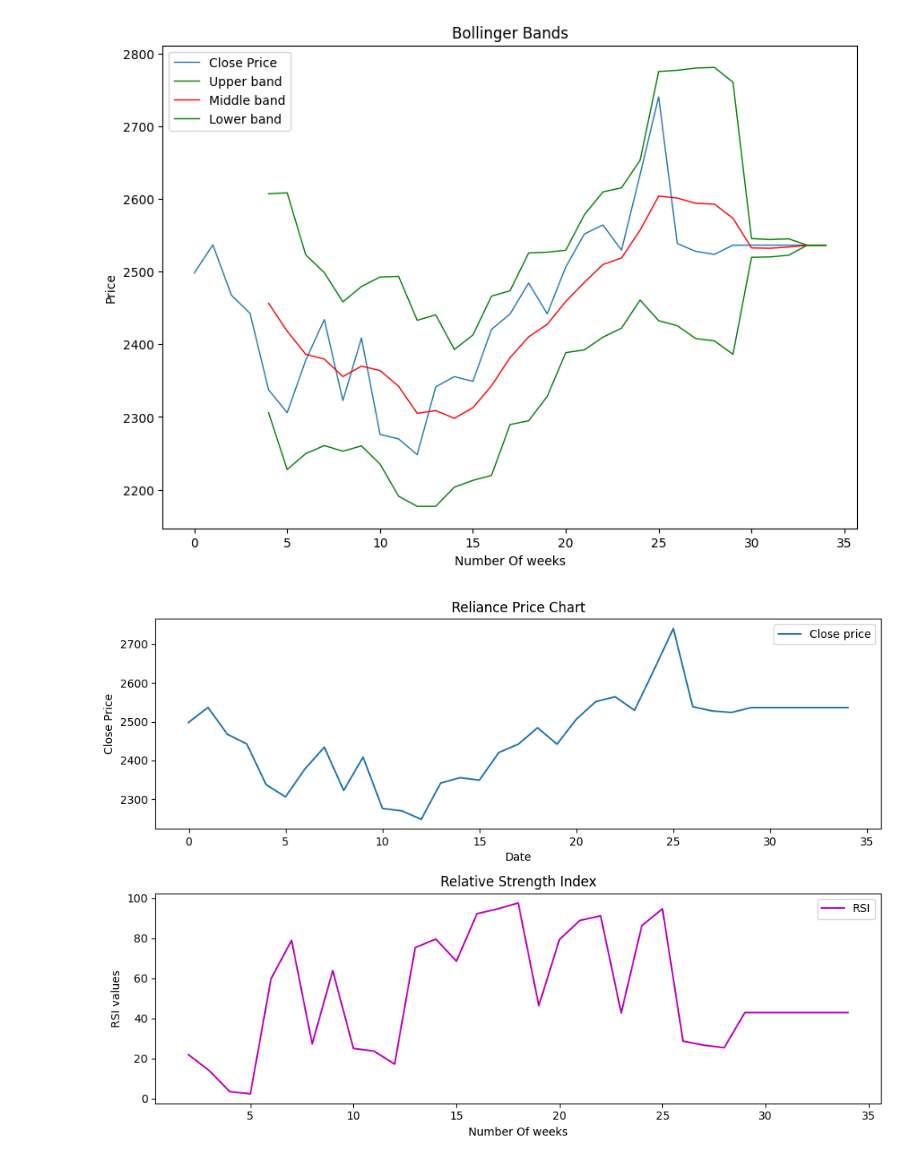
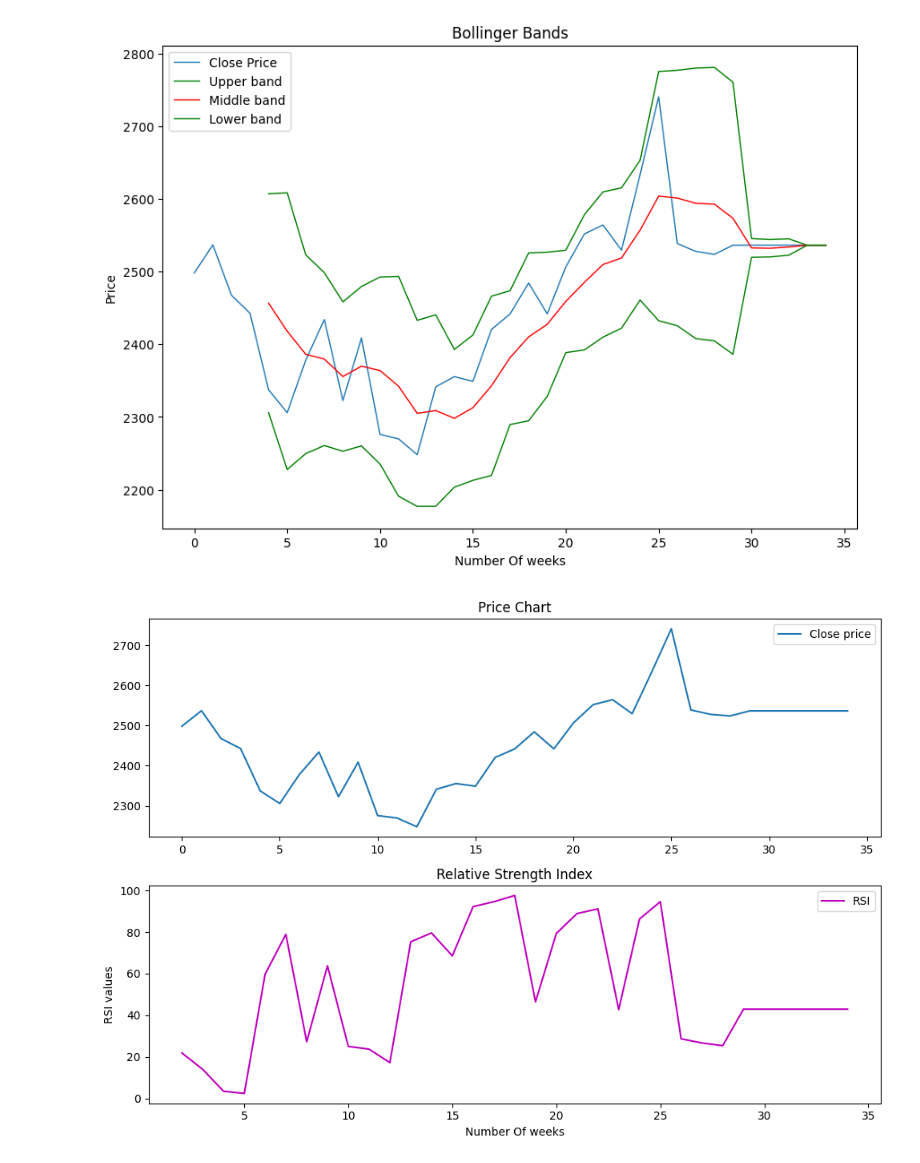
Before and after one commit to viraj-s15/stock-trend-analysis, a Jupyter notebook: notebooks/add_technical_indicators.ipynb, the cells around one changed output. Cells and saved outputs as stored; diff of their text form; code cells hidden in the pictures.

```diff
--- a/notebooks/add_technical_indicators.ipynb
+++ b/notebooks/add_technical_indicators.ipynb
@@ -81,6 +81,23 @@ def mfi(high, low, close, volume, n=2):
     mf_avg_gain = signed_mf.rolling(n).apply(gain, raw=True)
     mf_avg_loss = signed_mf.rolling(n).apply(loss, raw=True)
     return (100 - (100 / (1 + (mf_avg_gain / abs(mf_avg_loss))))).to_numpy()
+
+def force_index(df, ndays):
+    FI = pd.Series(df['Close Price'].diff(ndays) * df['Total Traded Quantity'], name = 'ForceIndex')
+    df = df.join(FI)
+    return df
+
+def average_true_range(high, low, close, n=14):
+    tr = np.amax(np.vstack(((high - low).to_numpy(), (abs(high - close)).to_numpy(), (abs(low - close)).to_numpy())).T, axis=1)
+    return pd.Series(tr).rolling(n).mean().to_numpy()
+
+def ease_of_movement(data, ndays):
+    dm = ((data['High'] + data['Low'])/2) - ((data['High'].shift(1) + data['Low'].shift(1))/2)
+    br = (data['Total Traded Quantity'] / 100000000) / ((data['High'] - data['Low']))
+    EMV = dm / br
+    EMV_MA = pd.Series(EMV.rolling(ndays).mean(), name = 'EMV')
+    data = data.join(EMV_MA)
+    return data
 # %%
 n = 5
 sma = simple_moving_average(df,n)
@@ -96,9 +113,11 @@ df = bb
 
 df['RSI'] = relative_strength_index(df['Close Price'])
 
-df['MFI'] = mfi(df['High'], df['Low'], df['Close Price'], df['Volume'], 14)
+df['MFI'] = mfi(df['High'], df['Low'], df['Close Price'], df['Total Traded Quantity'], 14)
+df = force_index(df,1)RSI
+df['ATR'] = average_true_range(df['High'], df['Low'], df['Close Price'], 2)
 
-
+df = ease_of_movement(df,2)
 
 df.head()
 # %% [output]
@@ -151,33 +170,29 @@ plt.show()
 # %%
 fig = plt.figure(figsize=(10, 7))
 
 # Define position of 1st subplot
 ax = fig.add_subplot(2, 1, 1)
 
 # Set the title and axis labels
-plt.title('Reliance Price Chart')
-plt.xlabel('Date')
-plt.ylabel('Close Price')
-
+plt.title('Price Chart')
 plt.plot(df['Close Price'], label='Close price')
 
 # Add a legend to the axis
 plt.legend()
-
 # Define position of 2nd subplot
 bx = fig.add_subplot(2, 1, 2)
 
 # Set the title and axis labels
 plt.title('Relative Strength Index')
 plt.xlabel('Number Of weeks')
 plt.ylabel('RSI values')
 
 plt.plot(df['RSI'], 'm', label='RSI')
 
 # Add a legend to the axis
 plt.legend()
 
 plt.tight_layout()
 plt.show()
 # %% [output]
-[figure, old version]
+[figure, new version]
```
Also changed, not shown: parts of 5 cells of this notebook.
